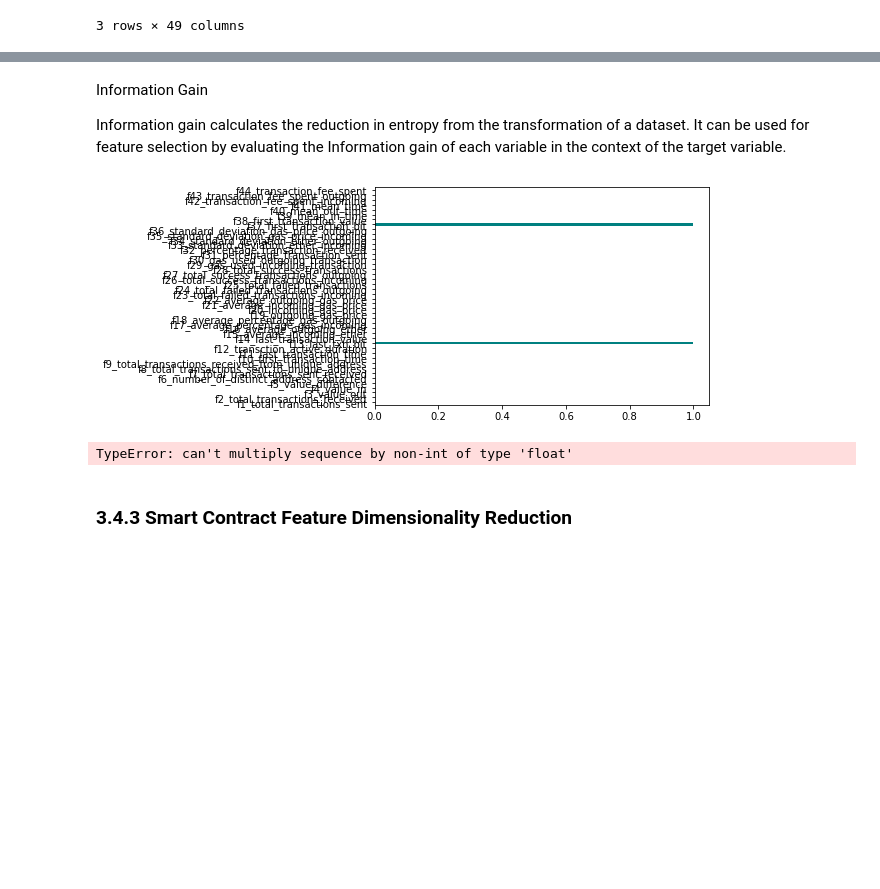
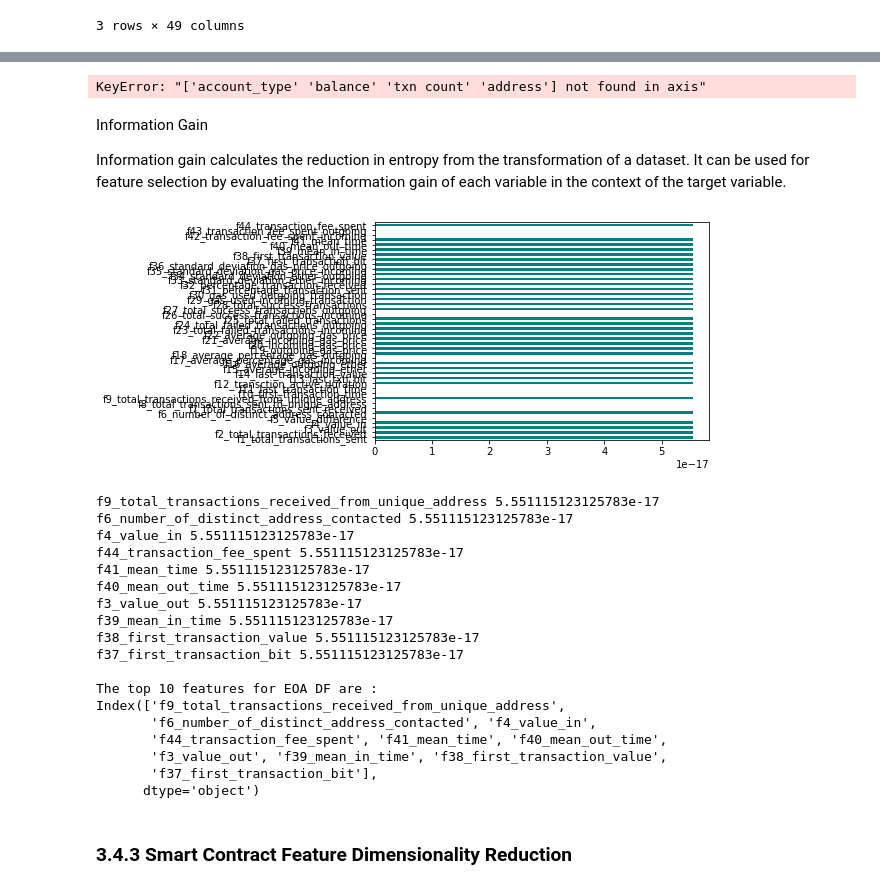
Before and after one commit to anjalisn4/fraud-detection-ethereum, a Jupyter notebook: code/code.ipynb, the cells around one changed output, grey strips where cells are left out. Drawn from its saved outputs; the diff is of its cells as text; code cells hidden in the pictures; blank space fills up the shorter version.

Commit message:
added code for filtering non-felonious accounts

```diff
--- a/code/code.ipynb
+++ b/code/code.ipynb
@@ -654,2 +709,0 @@ KeyError: "['balance' 'txn count'] not found in axis"
-# %%
-eoa_df['class'][2] = 0
@@ -669,33 +710,77 @@ eoa_df
+# %%
+# saving the dataframe for future reference
+gmt = time.gmtime()
+ts = calendar.timegm(gmt)
+converted_num = "% s" % ts
+eoa_df.to_csv(converted_num+'_EOA.csv')
+
+# Duplicate the dataframe and drop redundant columns
+eoa_df_features = eoa_df
+eoa_df_features.drop(['account_type','balance', 'txn count','address'], inplace=True, axis=1)
+eoa_df_features
+
+sc_df.to_csv(converted_num+'_SC.csv')
+
+# Duplicate the dataframe and drop redundant columns
+sc_df_features = sc_df
+sc_df_features.drop(['account_type','balance', 'txn count','address'], inplace=True, axis=1)
+sc_df_features
+# %% [output]
+KeyError: "['account_type' 'balance' 'txn count' 'address'] not found in axis"
 # %% [markdown]
 Information Gain
 
 Information gain calculates the reduction in entropy from the transformation of a dataset. It can be used for feature selection by evaluating the Information gain of each variable in the context of the target variable.
 # %%
-# Let's convert the DataFrame object to a NumPy array to achieve faster computation. Also, let's segregate the data into separate variables so that the features and the labels are separated.
-array = eoa_df.values
+# Let's convert the DataFrame object to a NumPy array to achieve faster computation.
+# Also, let's segregate the data into separate variables so that the features and the labels are separated.
+
+array = eoa_df_features.values
+
 X = array[:,0:44]
 Y = array[:,44]
 
 Y = Y.astype('int')
 
-from sklearn.feature_selection import mutual_info_classif
-import matplotlib.pyplot as plt
 %matplotlib inline
 
 importances = mutual_info_classif(X,Y)
-feat_importances = pd.Series(importances, eoa_df.columns[0:len(eoa_df.columns)-1])
+feat_importances = pd.Series(importances, eoa_df.columns[0:len(eoa_df_features.columns)-1])
 feat_importances.plot(kind = 'barh', color = 'teal')
+
 plt.show()
+
+# Show the top 10 high scored features
+threshold = 10  # the number of most relevant features
+high_score_features = []
+
+for score, f_name in sorted(zip(feat_importances, eoa_df_features.columns), reverse=True)[:threshold]:
+        print(f_name, score)
+        high_score_features.append(f_name)
+
+eoa_df_top_features = eoa_df_features[high_score_features]
+
+print("\nThe top "+"% s" % threshold + " features for EOA DF are :")
+print(eoa_df_top_features.columns)
 # %% [output]
-[figure, old version]
+[figure, new version]
+f9_total_transactions_received_from_unique_address 5.551115123125783e-17
+f6_number_of_distinct_address_contacted 5.551115123125783e-17
+f4_value_in 5.551115123125783e-17
+f44_transaction_fee_spent 5.551115123125783e-17
+f41_mean_time 5.551115123125783e-17
+f40_mean_out_time 5.551115123125783e-17
+f3_value_out 5.551115123125783e-17
+f39_mean_in_time 5.551115123125783e-17
+f38_first_transaction_value 5.551115123125783e-17
+f37_first_transaction_bit 5.551115123125783e-17
+
+The top 10 features for EOA DF are :
+Index(['f9_total_transactions_received_from_unique_address',
+       'f6_number_of_distinct_address_contacted', 'f4_value_in',
+       'f44_transaction_fee_spent', 'f41_mean_time', 'f40_mean_out_time',
+       'f3_value_out', 'f39_mean_in_time', 'f38_first_transaction_value',
+       'f37_first_transaction_bit'],
+      dtype='object')
-# %%
-from skfeature.function.similarity_based import fisher_score
-from sklearn.datasets import load_diabetes
-
-
-idx = fisher_score.fisher_score(X, Y, mode='rank') #returns rank directly instead of fisher score. so no need for feature_ranking
-print(idx)
-# %% [output]
-TypeError: can't multiply sequence by non-int of type 'float'
 # %% [markdown]
 ### 3.4.3 Smart Contract Feature Dimensionality Reduction
```
Also changed, not shown: parts of 18 cells of this notebook.
